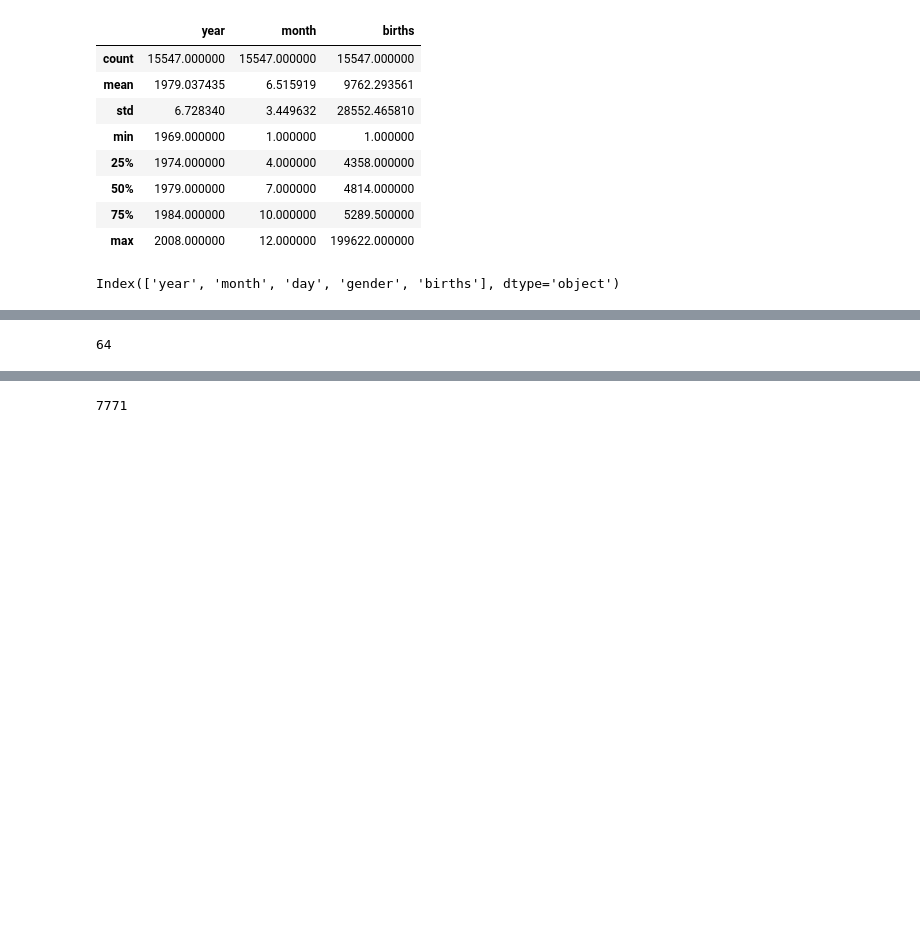
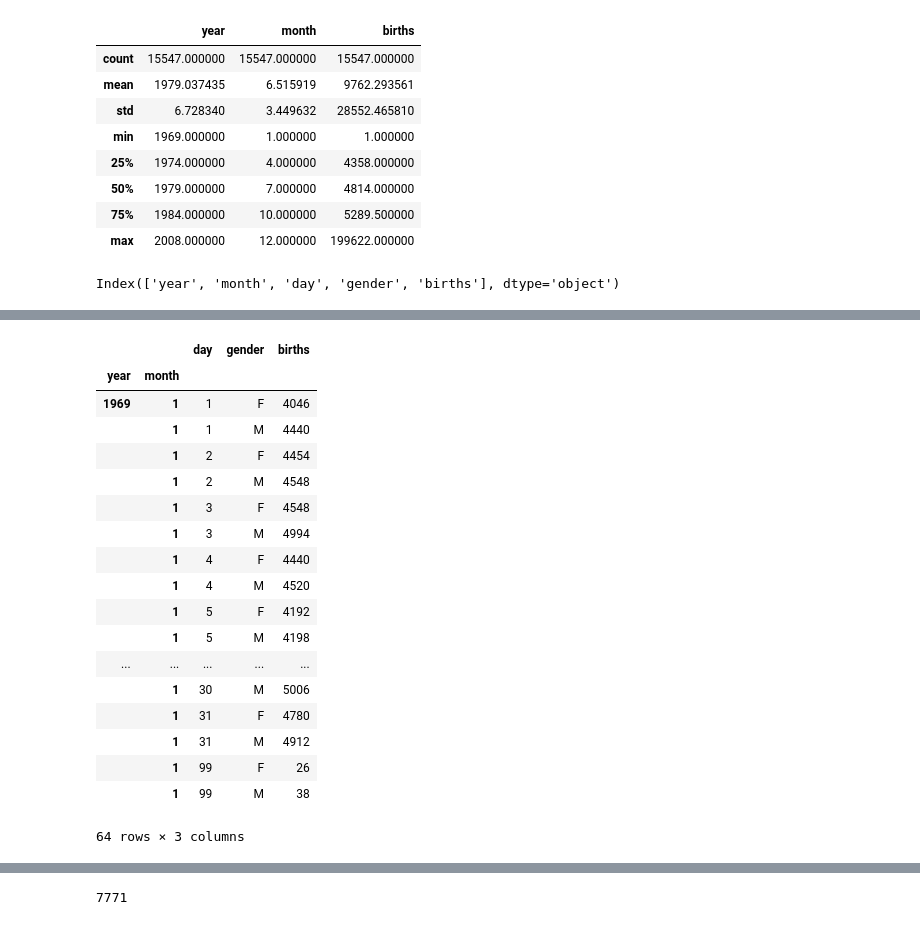
Before and after one commit to edyoda/data-science-ml-foundation-10, a Jupyter notebook: New-5 Pandas - Indexing & Selecting.ipynb, the cells around one changed output, grey strips where cells are left out. Saved outputs shown, nothing was run; the diff lists cells and outputs as text; code cells hidden in the pictures; blank space fills up the shorter version.

```diff
--- a/New-5 Pandas - Indexing & Selecting.ipynb
+++ b/New-5 Pandas - Indexing & Selecting.ipynb
@@ -543,5 +550,23 @@ birthidx = births.set_index(['year','month'])
 # %%
-len(birthidx.loc[1969,1])
+birthidx.loc[1969,1]
 # %% [output]
+|  |  | day | gender | births |
+| year | month |  |  |  |
+| 1969 | 1 | 1 | F | 4046 |
+|  | 1 | 1 | M | 4440 |
+|  | 1 | 2 | F | 4454 |
+|  | 1 | 2 | M | 4548 |
+|  | 1 | 3 | F | 4548 |
+|  | 1 | 3 | M | 4994 |
+|  | 1 | 4 | F | 4440 |
+|  | 1 | 4 | M | 4520 |
+|  | 1 | 5 | F | 4192 |
+|  | 1 | 5 | M | 4198 |
+| ... | ... | ... | ... | ... |
+|  | 1 | 30 | M | 5006 |
+|  | 1 | 31 | F | 4780 |
+|  | 1 | 31 | M | 4912 |
+|  | 1 | 99 | F | 26 |
+|  | 1 | 99 | M | 38 |
-64
+64 rows × 3 columns
 # %%
```
Also changed, not shown: parts of 35 cells of this notebook, 2 other files.
